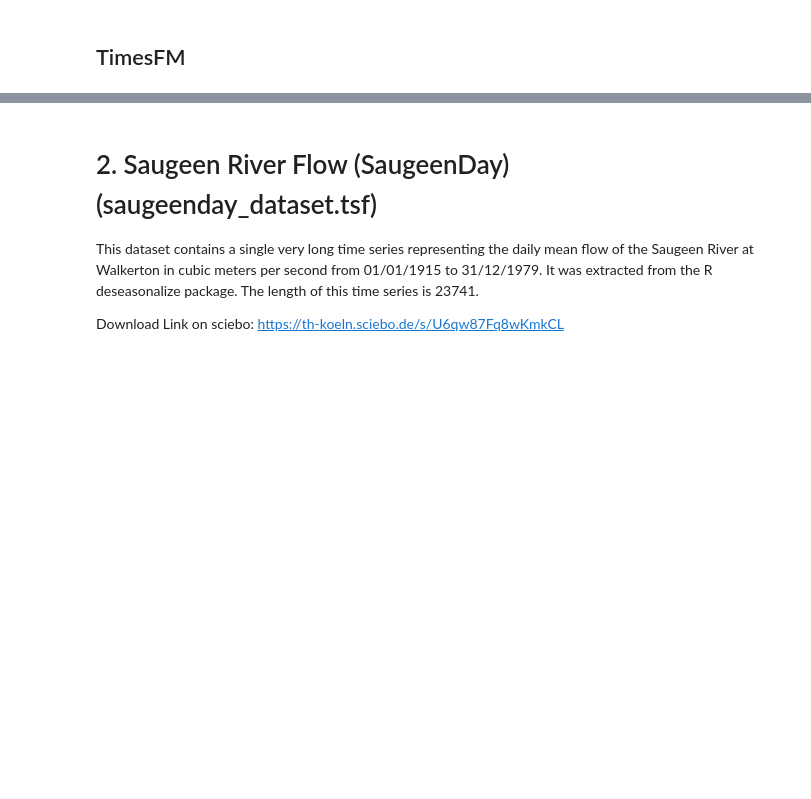
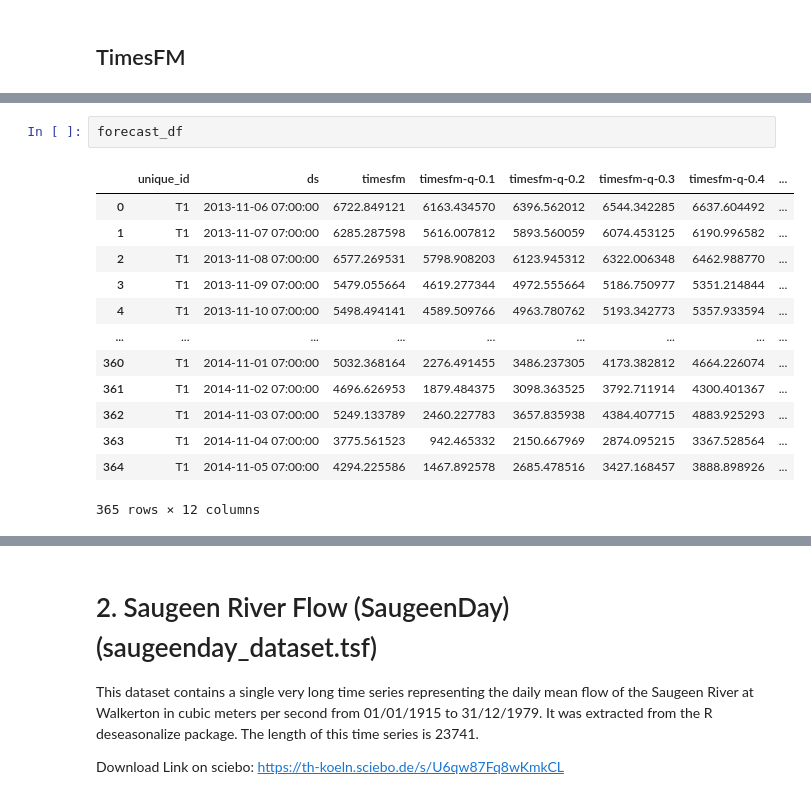
Before and after one commit to JGrootBramel/TSF, a Jupyter notebook: Exam.SoSe2025 Team 5.ipynb, the cells around one changed output, grey strips where cells are left out. Cells and saved outputs as stored; diff of their text form; blank space fills up the shorter version.

```diff
--- a/Exam.SoSe2025 Team 5.ipynb
+++ b/Exam.SoSe2025 Team 5.ipynb
@@ -556,0 +508,16 @@ SARIMA (depending on the problem)
+# %%
+forecast_df
+# %% [output]
+|  | unique_id | ds | timesfm | timesfm-q-0.1 | timesfm-q-0.2 | timesfm-q-0.3 | timesfm-q-0.4 | ... |
+| 0 | T1 | 2013-11-06 07:00:00 | 6722.849121 | 6163.434570 | 6396.562012 | 6544.342285 | 6637.604492 | ... |
+| 1 | T1 | 2013-11-07 07:00:00 | 6285.287598 | 5616.007812 | 5893.560059 | 6074.453125 | 6190.996582 | ... |
+| 2 | T1 | 2013-11-08 07:00:00 | 6577.269531 | 5798.908203 | 6123.945312 | 6322.006348 | 6462.988770 | ... |
+| 3 | T1 | 2013-11-09 07:00:00 | 5479.055664 | 4619.277344 | 4972.555664 | 5186.750977 | 5351.214844 | ... |
+| 4 | T1 | 2013-11-10 07:00:00 | 5498.494141 | 4589.509766 | 4963.780762 | 5193.342773 | 5357.933594 | ... |
+| ... | ... | ... | ... | ... | ... | ... | ... | ... |
+| 360 | T1 | 2014-11-01 07:00:00 | 5032.368164 | 2276.491455 | 3486.237305 | 4173.382812 | 4664.226074 | ... |
+| 361 | T1 | 2014-11-02 07:00:00 | 4696.626953 | 1879.484375 | 3098.363525 | 3792.711914 | 4300.401367 | ... |
+| 362 | T1 | 2014-11-03 07:00:00 | 5249.133789 | 2460.227783 | 3657.835938 | 4384.407715 | 4883.925293 | ... |
+| 363 | T1 | 2014-11-04 07:00:00 | 3775.561523 | 942.465332 | 2150.667969 | 2874.095215 | 3367.528564 | ... |
+| 364 | T1 | 2014-11-05 07:00:00 | 4294.225586 | 1467.892578 | 2685.478516 | 3427.168457 | 3888.898926 | ... |
+365 rows × 12 columns
```
Also changed, not shown: parts of 20 cells of this notebook, 1 other file.
